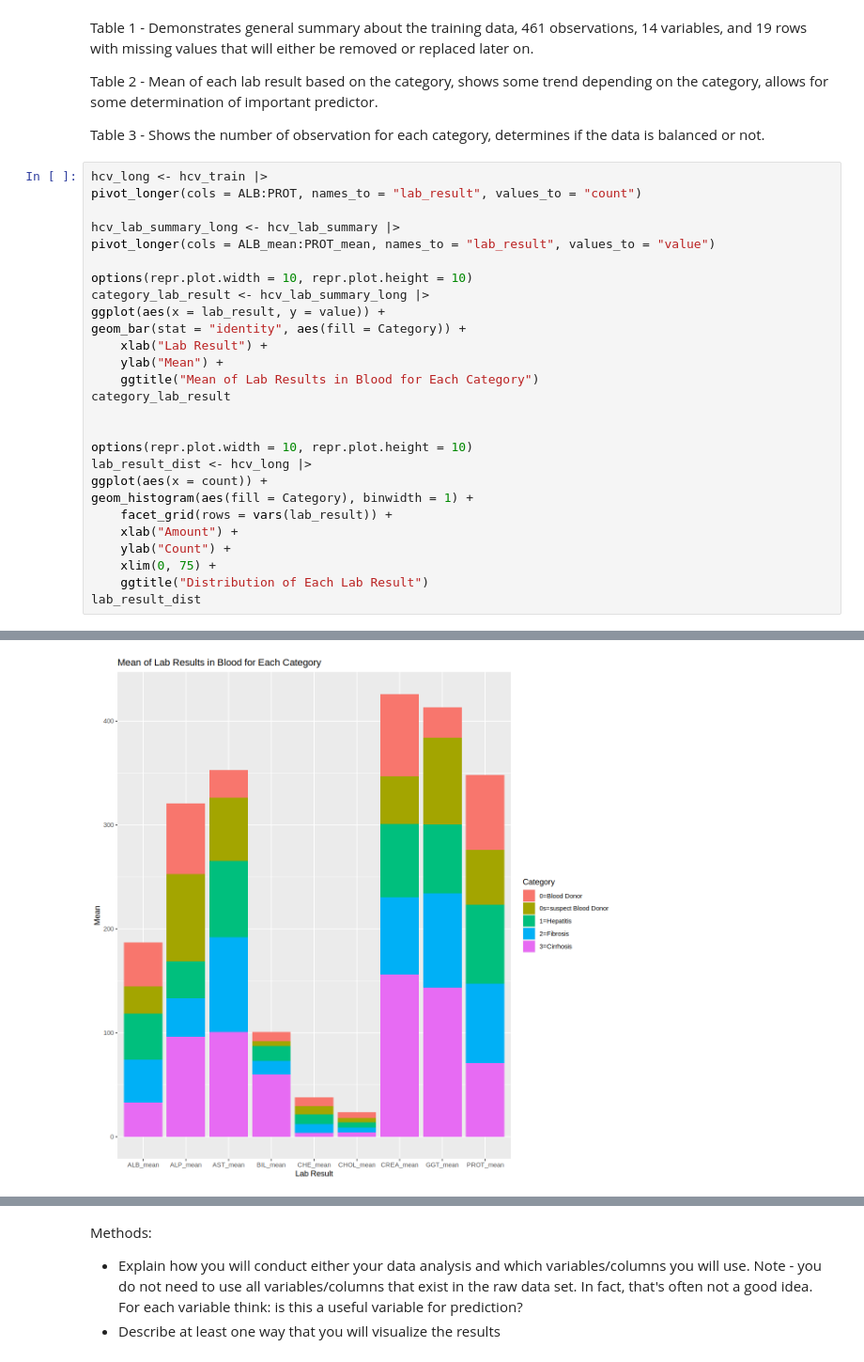
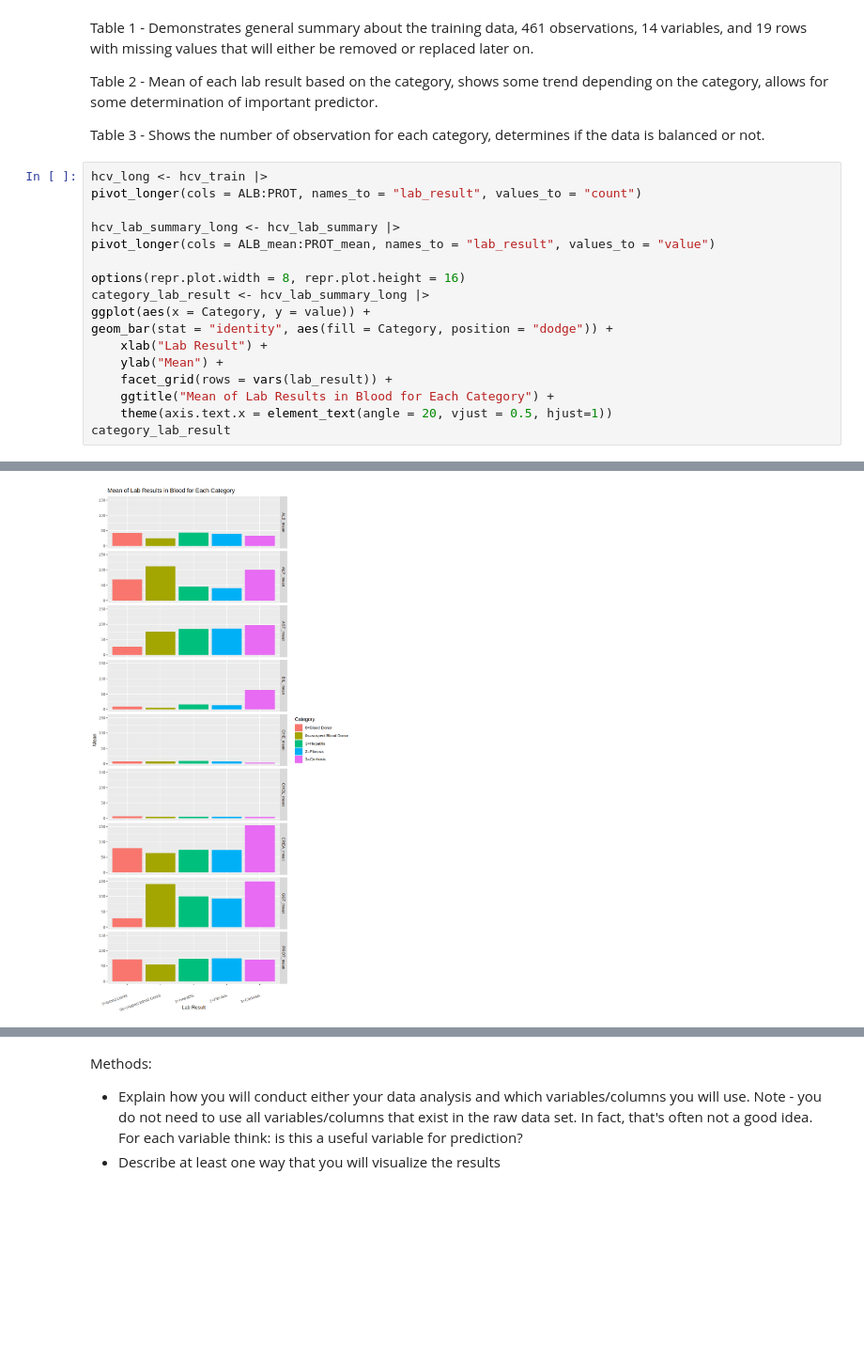
Before and after one commit to lilitvanyan/DS_Group_Project, a Jupyter notebook: DS_Group_Project_Proposal.ipynb, the cells around one changed output, grey strips where cells are left out. Shown: that part at 94% size. Drawn from its saved outputs; the diff is of its cells as text; blank space fills up the shorter version.

Commit message:
Seperated plot 1
- removed plot 2
- seperate plot 1 by lab results

```diff
--- a/DS_Group_Project_Proposal.ipynb
+++ b/DS_Group_Project_Proposal.ipynb
@@ -145,24 +145,14 @@ pivot_longer(cols = ALB:PROT, names_to = "lab_result", values_to = "count")
 hcv_lab_summary_long <- hcv_lab_summary |>
 pivot_longer(cols = ALB_mean:PROT_mean, names_to = "lab_result", values_to = "value")
 
-options(repr.plot.width = 10, repr.plot.height = 10)
+options(repr.plot.width = 8, repr.plot.height = 16)
 category_lab_result <- hcv_lab_summary_long |>
-ggplot(aes(x = lab_result, y = value)) +
-geom_bar(stat = "identity", aes(fill = Category)) +
+ggplot(aes(x = Category, y = value)) +
+geom_bar(stat = "identity", aes(fill = Category, position = "dodge")) +
     xlab("Lab Result") +
     ylab("Mean") +
-    ggtitle("Mean of Lab Results in Blood for Each Category")
+    facet_grid(rows = vars(lab_result)) +
+    ggtitle("Mean of Lab Results in Blood for Each Category") +
+    theme(axis.text.x = element_text(angle = 20, vjust = 0.5, hjust=1))
 category_lab_result
-
-
-options(repr.plot.width = 10, repr.plot.height = 10)
-lab_result_dist <- hcv_long |>
-ggplot(aes(x = count)) +
-geom_histogram(aes(fill = Category), binwidth = 1) +
-    facet_grid(rows = vars(lab_result)) +
-    xlab("Amount") +
-    ylab("Count") +
-    xlim(0, 75) +
-    ggtitle("Distribution of Each Lab Result")
-lab_result_dist
 # %% [output]
@@ -173 +161 @@ Warning message:
-[figure, old version]
+[figure, new version]
```
Also changed, not shown: parts of 3 cells of this notebook.
